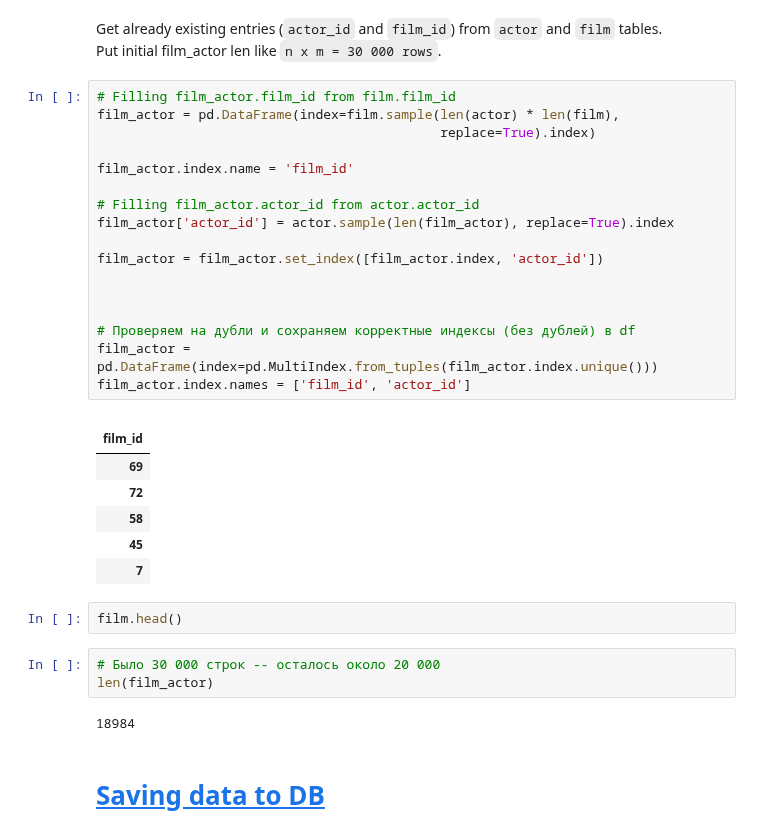
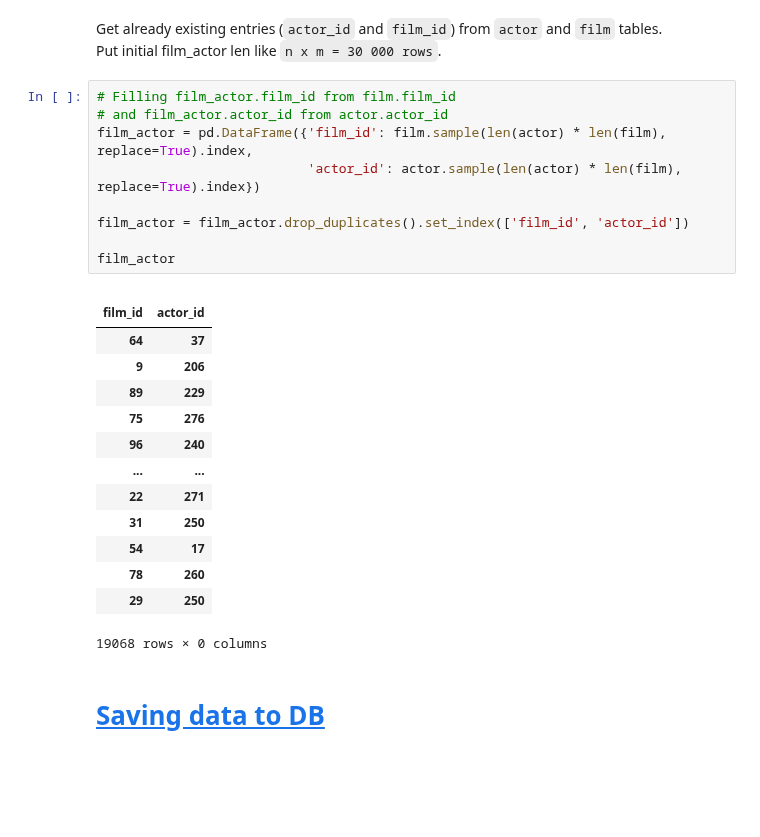
Before and after one commit to daluury/faker-usage-example, a Jupyter notebook: fake-movie-db.ipynb, the cells around one changed output. Drawn from its saved outputs; the diff is of its cells as text; blank space fills up the shorter version.

Commit message:
saving data

```diff
--- a/fake-movie-db.ipynb
+++ b/fake-movie-db.ipynb
@@ -303,36 +298,28 @@ Get already existing entries (`actor_id` and `film_id`) from `actor` and `film`
 Put initial film_actor len like `n x m = 30 000 rows`.
 # %%
 # Filling film_actor.film_id from film.film_id
-film_actor = pd.DataFrame(index=film.sample(len(actor) * len(film),
-                                            replace=True).index)
+# and film_actor.actor_id from actor.actor_id
+film_actor = pd.DataFrame({'film_id': film.sample(len(actor) * len(film), replace=True).index,
+                           'actor_id': actor.sample(len(actor) * len(film), replace=True).index})
 
-film_actor.index.name = 'film_id'
+film_actor = film_actor.drop_duplicates().set_index(['film_id', 'actor_id'])
 
-# Filling film_actor.actor_id from actor.actor_id
-film_actor['actor_id'] = actor.sample(len(film_actor), replace=True).index
-
-film_actor = film_actor.set_index([film_actor.index, 'actor_id'])
-
-
-
-# Проверяем на дубли и сохраняем корректные индексы (без дублей) в df
-film_actor = pd.DataFrame(index=pd.MultiIndex.from_tuples(film_actor.index.unique()))
-film_actor.index.names = ['film_id', 'actor_id']
+film_actor
 # %% [output]
-|  |
-| film_id |
-| 69 |
-| 72 |
-| 58 |
-| 45 |
-| 7 |
+|  |  |
+| film_id | actor_id |
+| 64 | 37 |
+| 9 | 206 |
+| 89 | 229 |
+| 75 | 276 |
+| 96 | 240 |
+| ... | ... |
+| 22 | 271 |
+| 31 | 250 |
+| 54 | 17 |
+| 78 | 260 |
+| 29 | 250 |
+19068 rows × 0 columns
-# %%
-film.head()
-# %%
-# Было 30 000 строк -- осталось около 20 000
-len(film_actor)
-# %% [output]
-18984
 # %% [markdown]
 # <a id='toc4_'></a>[Saving data to DB](#toc0_)
 # %%
```
Also changed, not shown: parts of 13 cells of this notebook.
